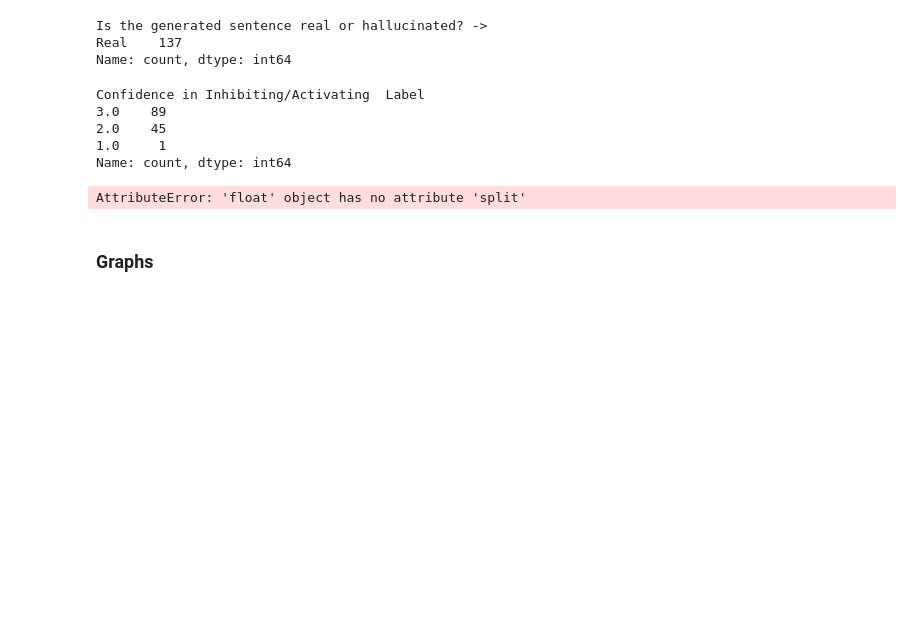
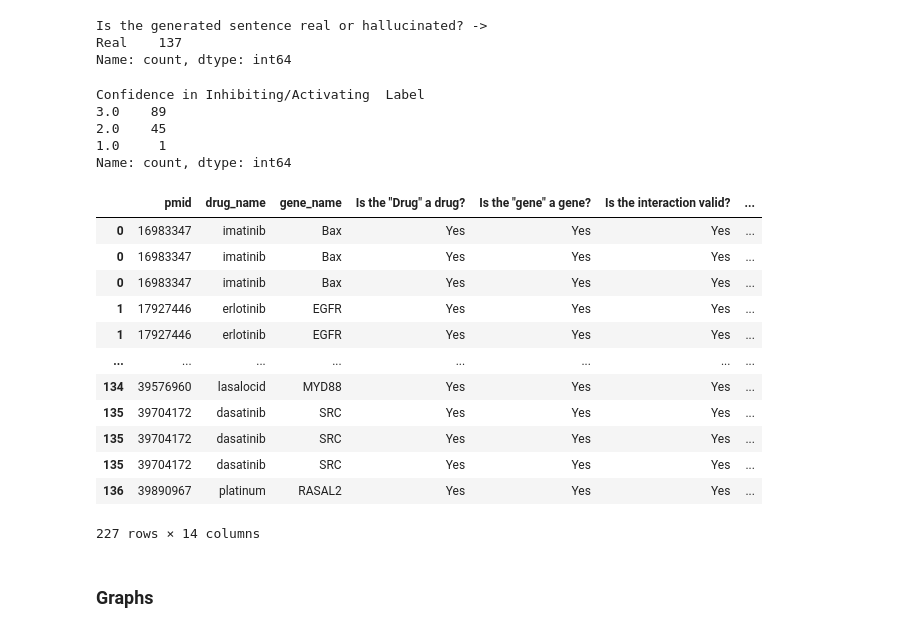
Before and after one commit to dgidb/dgiLIT, a Jupyter notebook: research/notebooks/validity-bcl2/validty.ipynb, the cells around one changed output. Cells and saved outputs as stored; diff of their text form; code cells hidden in the pictures; blank space fills up the shorter version.

```diff
--- a/research/notebooks/validity-bcl2/validty.ipynb
+++ b/research/notebooks/validity-bcl2/validty.ipynb
@@ -1,7 +1,7 @@
 # %%
 import pandas as pd
 # %%
-df = pd.read_excel('2025_12_10_dgiLIT_BCL2_anastasia.xlsx')
+df = pd.read_excel('2025_11_10_dgiLIT_BCL2_anastasia.xlsx')
 df.head(5)
 # %% [output]
 |  | pmid | drug_name | gene_name | Is the "Drug" a drug? | Is the "gene" a gene? | Is the interaction valid? | ... |
@@ -65,11 +65,29 @@ Confidence in Inhibiting/Activating  Label
 1.0     1
 Name: count, dtype: int64
 # %%
-tdf = df
-tdf['What type of interaction?'] = tdf['What type of interaction?'].apply(lambda x: x.split(','))
+tdf = df.copy()
+
+tdf['What type of interaction?'] = (
+    tdf['What type of interaction?']
+    .fillna('')
+    .str.split(',')
+)
+
 tdf.explode('What type of interaction?')
 # %% [output]
+|  | pmid | drug_name | gene_name | Is the "Drug" a drug? | Is the "gene" a gene? | Is the interaction valid? | ... |
+| 0 | 16983347 | imatinib | Bax | Yes | Yes | Yes | ... |
+| 0 | 16983347 | imatinib | Bax | Yes | Yes | Yes | ... |
+| 0 | 16983347 | imatinib | Bax | Yes | Yes | Yes | ... |
+| 1 | 17927446 | erlotinib | EGFR | Yes | Yes | Yes | ... |
+| 1 | 17927446 | erlotinib | EGFR | Yes | Yes | Yes | ... |
+| ... | ... | ... | ... | ... | ... | ... | ... |
+| 134 | 39576960 | lasalocid | MYD88 | Yes | Yes | Yes | ... |
+| 135 | 39704172 | dasatinib | SRC | Yes | Yes | Yes | ... |
+| 135 | 39704172 | dasatinib | SRC | Yes | Yes | Yes | ... |
+| 135 | 39704172 | dasatinib | SRC | Yes | Yes | Yes | ... |
+| 136 | 39890967 | platinum | RASAL2 | Yes | Yes | Yes | ... |
-AttributeError: 'float' object has no attribute 'split'
+227 rows × 14 columns
 # %% [markdown]
 ### Graphs
 # %% [markdown]
```
Also changed, not shown: parts of 11 cells of this notebook.
